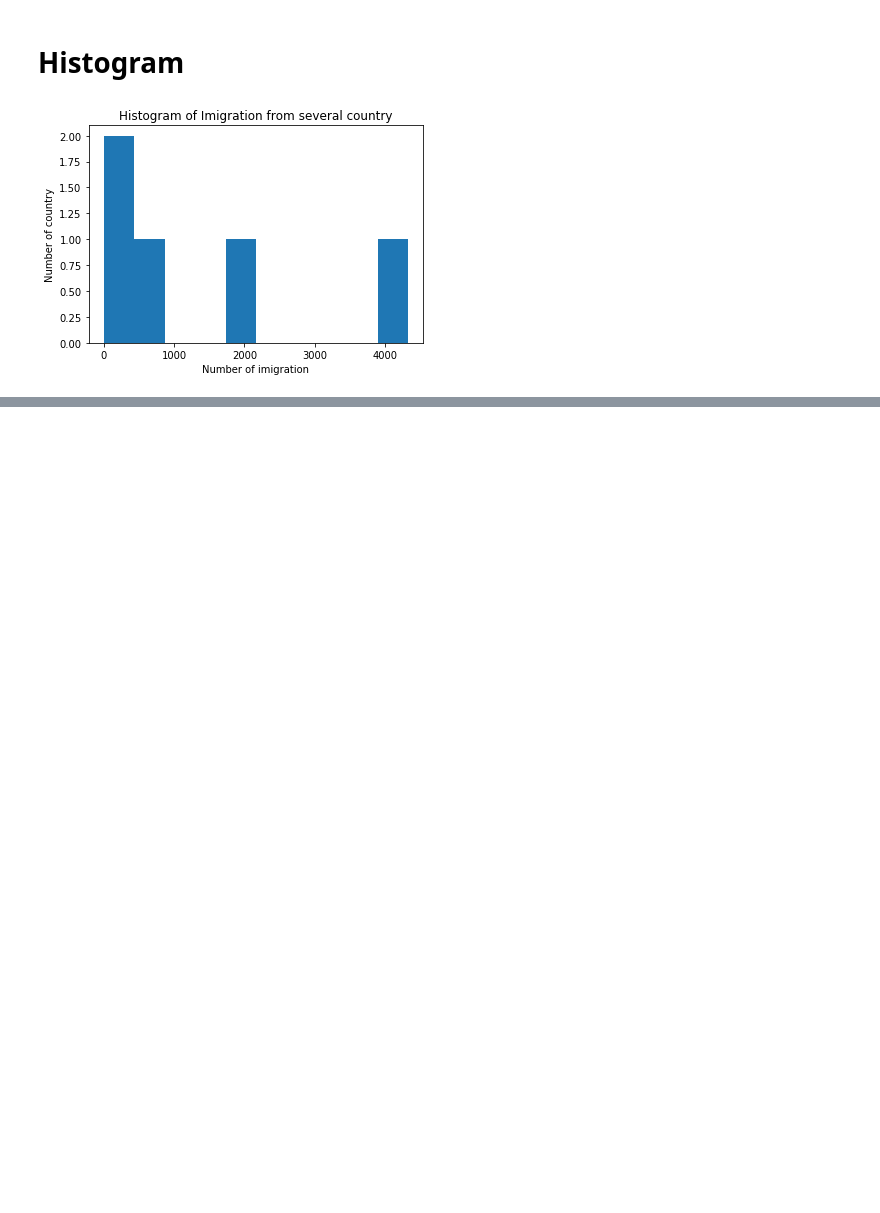
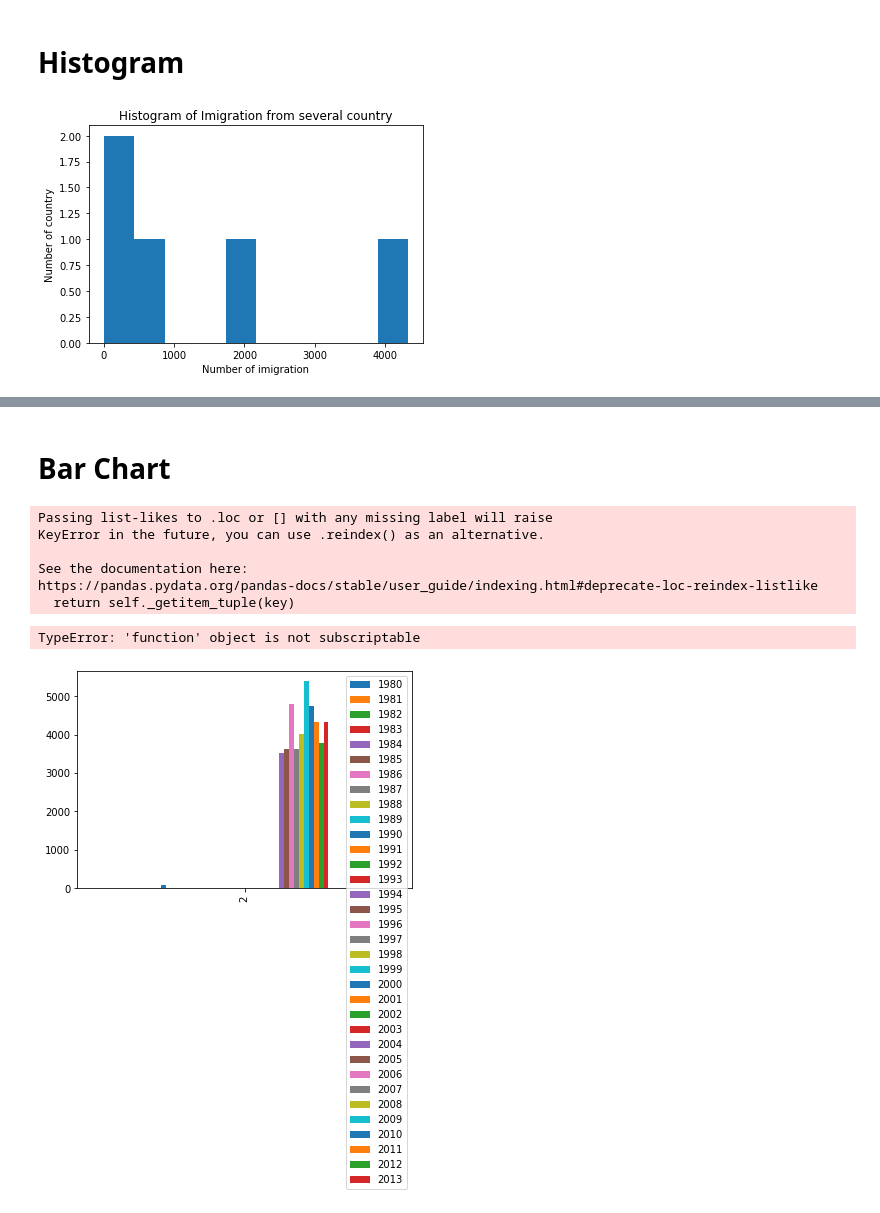
Before and after one commit to muhyasin89/data_science, a Jupyter notebook: certification/Data_Visual.ipynb, the cells around one changed output, grey strips where cells are left out. Drawn from its saved outputs; the diff is of its cells as text; code cells hidden in the pictures; blank space fills up the shorter version.

```diff
--- a/certification/Data_Visual.ipynb
+++ b/certification/Data_Visual.ipynb
@@ -37,0 +40,32 @@ plt.show()
+# %% [markdown]
+# Bar Chart
+# %%
+import pandas as pd
+
+import matplotlib as mpl
+import matplotlib.pyplot as plt
+
+import numpy as np
+
+df_canada = pd.read_csv("data_visual_1.csv")
+
+years = list(map(str, range(1980, 2014)))
+
+df_iceland = df_canada.loc[df_canada['OddName']=='Algeria', years]
+
+df_iceland.plot(kind="bar")
+
+plt.title['Algeria immigrate to canada from 1980 to 2013']
+plt.xlabel['years']
+plt.ylabel['Number of immigrant']
+
+plt.show()
+# %% [output]
+Passing list-likes to .loc or [] with any missing label will raise
+KeyError in the future, you can use .reindex() as an alternative.
+
+See the documentation here:
+https://pandas.pydata.org/pandas-docs/stable/user_guide/indexing.html#deprecate-loc-reindex-listlike
+  return self._getitem_tuple(key)
+TypeError: 'function' object is not subscriptable
+[figure, added]
```
Also changed, not shown: parts of 1 cell of this notebook, 2 other files.
